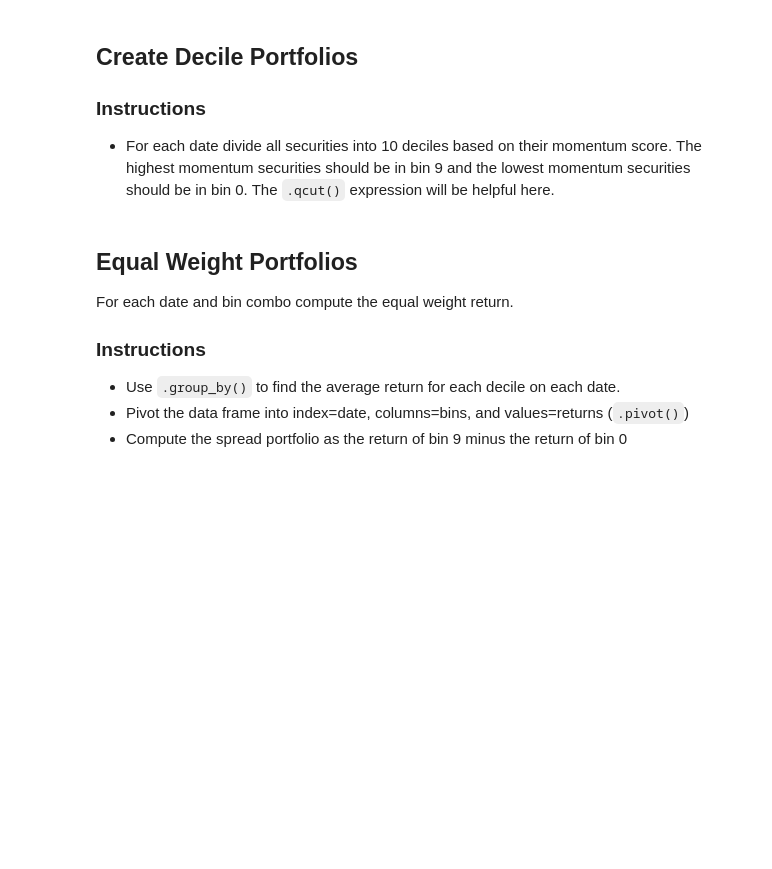
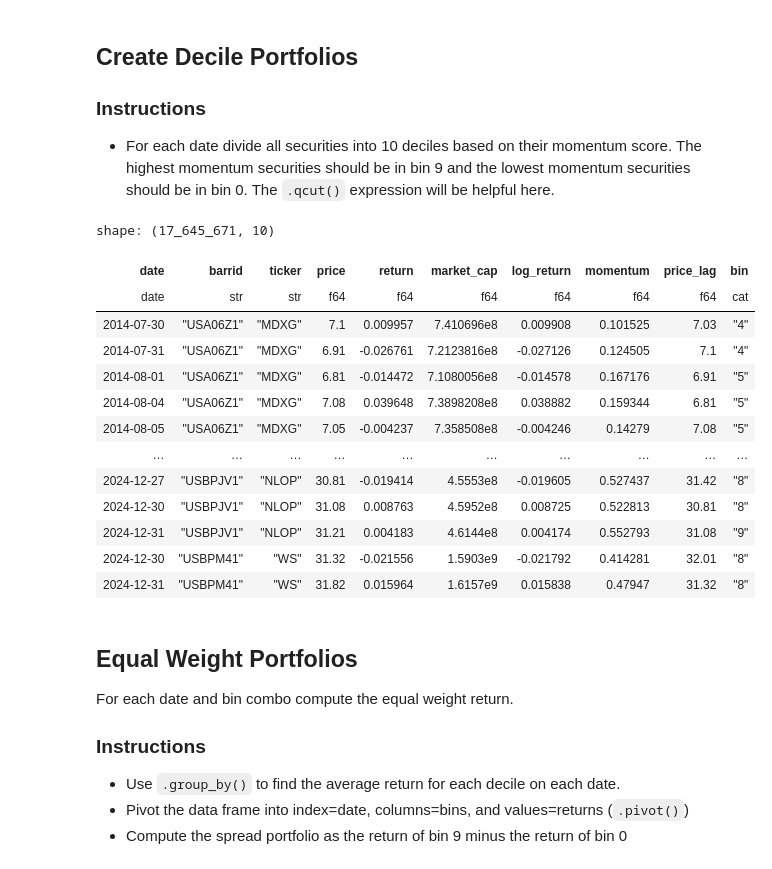
Before and after one commit to grantrich21/sf-quant-labs, a Jupyter notebook: labs/lab_3.ipynb, the cells around one changed output. Saved outputs shown, nothing was run; the diff lists cells and outputs as text; code cells hidden in the pictures; blank space fills up the shorter version.

```diff
--- a/labs/lab_3.ipynb
+++ b/labs/lab_3.ipynb
@@ -199,20 +199,42 @@ shape: (17_645_671, 9)
 # %%
 def task_momentum_bins(price_filter: pl.DataFrame) -> pl.DataFrame:
     """
     Bin the securities into deciles for each date by momentum.
 
     Args:
         price_filter (pl.DataFrame): Data frame with columns date, barrid, price, return, and momentum columns.
 
     Returns:
         pl.DataFrame: Data frame with columns date, barrid, price, return, momentum and bin columns.
     """
-    # TODO: Finish this function
-    pass
+    n_bins = 10
+    labels = [str(i) for i in range(n_bins)]
+
+    return (
+        price_filter
+        .with_columns(
+            bin = pl.col('momentum').qcut(n_bins, labels=labels).over('date')
+        )
+    )
 
 momentum_bins = task_momentum_bins(price_filter)
 
 momentum_bins
+# %% [output]
+shape: (17_645_671, 10)
+| date | barrid | ticker | price | return | market_cap | log_return | momentum | price_lag | bin |
+| date | str | str | f64 | f64 | f64 | f64 | f64 | f64 | cat |
+| 2014-07-30 | "USA06Z1" | "MDXG" | 7.1 | 0.009957 | 7.410696e8 | 0.009908 | 0.101525 | 7.03 | "4" |
+| 2014-07-31 | "USA06Z1" | "MDXG" | 6.91 | -0.026761 | 7.2123816e8 | -0.027126 | 0.124505 | 7.1 | "4" |
+| 2014-08-01 | "USA06Z1" | "MDXG" | 6.81 | -0.014472 | 7.1080056e8 | -0.014578 | 0.167176 | 6.91 | "5" |
+| 2014-08-04 | "USA06Z1" | "MDXG" | 7.08 | 0.039648 | 7.3898208e8 | 0.038882 | 0.159344 | 6.81 | "5" |
+| 2014-08-05 | "USA06Z1" | "MDXG" | 7.05 | -0.004237 | 7.358508e8 | -0.004246 | 0.14279 | 7.08 | "5" |
+| … | … | … | … | … | … | … | … | … | … |
+| 2024-12-27 | "USBPJV1" | "NLOP" | 30.81 | -0.019414 | 4.5553e8 | -0.019605 | 0.527437 | 31.42 | "8" |
+| 2024-12-30 | "USBPJV1" | "NLOP" | 31.08 | 0.008763 | 4.5952e8 | 0.008725 | 0.522813 | 30.81 | "8" |
+| 2024-12-31 | "USBPJV1" | "NLOP" | 31.21 | 0.004183 | 4.6144e8 | 0.004174 | 0.552793 | 31.08 | "9" |
+| 2024-12-30 | "USBPM41" | "WS" | 31.32 | -0.021556 | 1.5903e9 | -0.021792 | 0.414281 | 32.01 | "8" |
+| 2024-12-31 | "USBPM41" | "WS" | 31.82 | 0.015964 | 1.6157e9 | 0.015838 | 0.47947 | 31.32 | "8" |
 # %% [markdown]
 ## Equal Weight Portfolios
 
```
Also changed, not shown: parts of 6 cells of this notebook.
